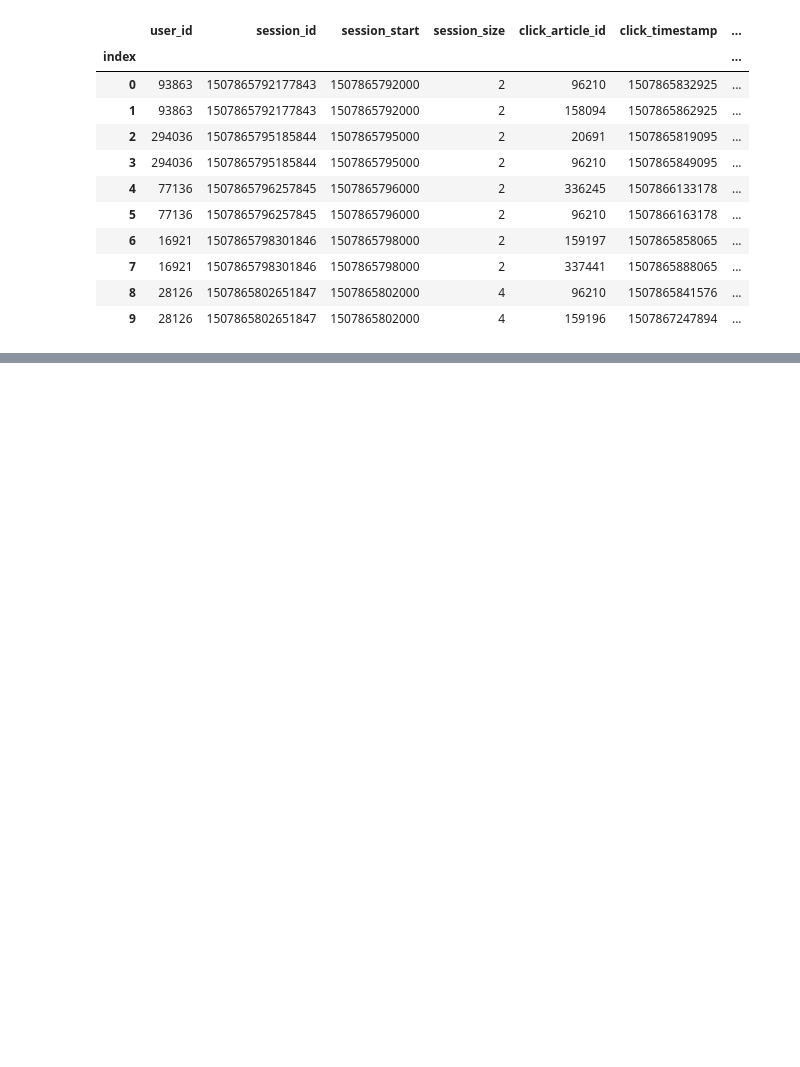
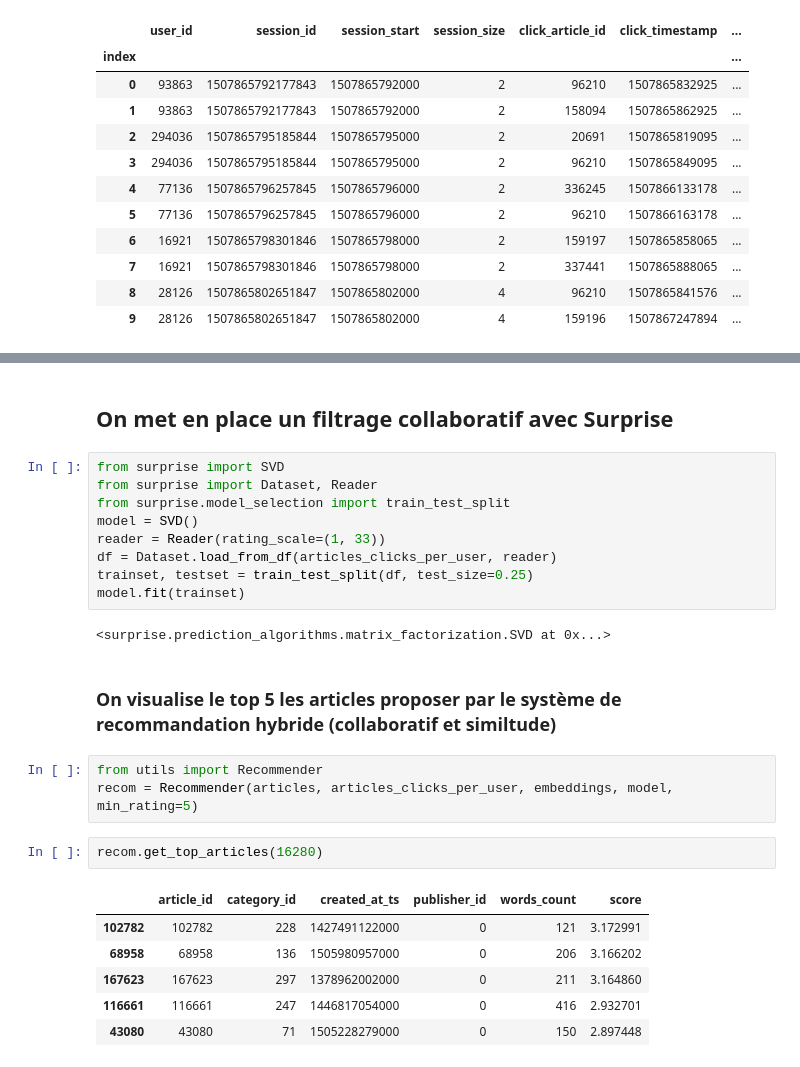
Before and after one commit to Wonters/content_recom, a Jupyter notebook: analyse.ipynb, the cells around one changed output, grey strips where cells are left out. Drawn from its saved outputs; the diff is of its cells as text; blank space fills up the shorter version.

```diff
--- a/analyse.ipynb
+++ b/analyse.ipynb
@@ -107,0 +101,27 @@ ImportError: numpy.core.multiarray failed to import (auto-generated because you
+# %% [markdown]
+## On met en place un filtrage collaboratif avec Surprise
+# %%
+from surprise import SVD
+from surprise import Dataset, Reader
+from surprise.model_selection import train_test_split
+model = SVD()
+reader = Reader(rating_scale=(1, 33))
+df = Dataset.load_from_df(articles_clicks_per_user, reader)
+trainset, testset = train_test_split(df, test_size=0.25)
+model.fit(trainset)
+# %% [output]
+<surprise.prediction_algorithms.matrix_factorization.SVD at 0x...>
+# %% [markdown]
+### On visualise le top 5 les articles proposer par le système de recommandation hybride (collaboratif et similtude)
+# %%
+from utils import Recommender
+recom = Recommender(articles, articles_clicks_per_user, embeddings, model, min_rating=5)
+# %%
+recom.get_top_articles(16280)
+# %% [output]
+|  | article_id | category_id | created_at_ts | publisher_id | words_count | score |
+| 102782 | 102782 | 228 | 1427491122000 | 0 | 121 | 3.172991 |
+| 68958 | 68958 | 136 | 1505980957000 | 0 | 206 | 3.166202 |
+| 167623 | 167623 | 297 | 1378962002000 | 0 | 211 | 3.164860 |
+| 116661 | 116661 | 247 | 1446817054000 | 0 | 416 | 2.932701 |
+| 43080 | 43080 | 71 | 1505228279000 | 0 | 150 | 2.897448 |
```
Also changed, not shown: parts of 20 cells of this notebook, 1 other file.
